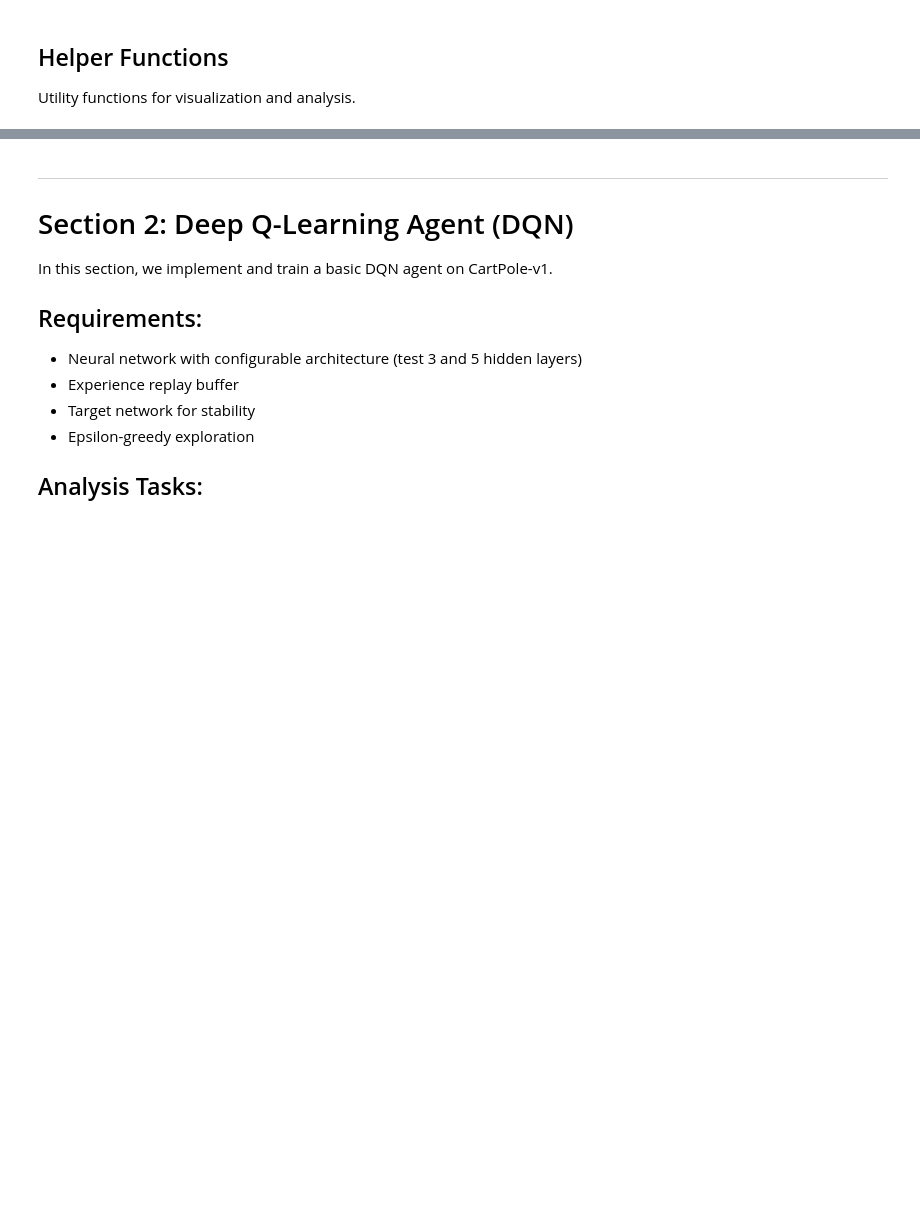
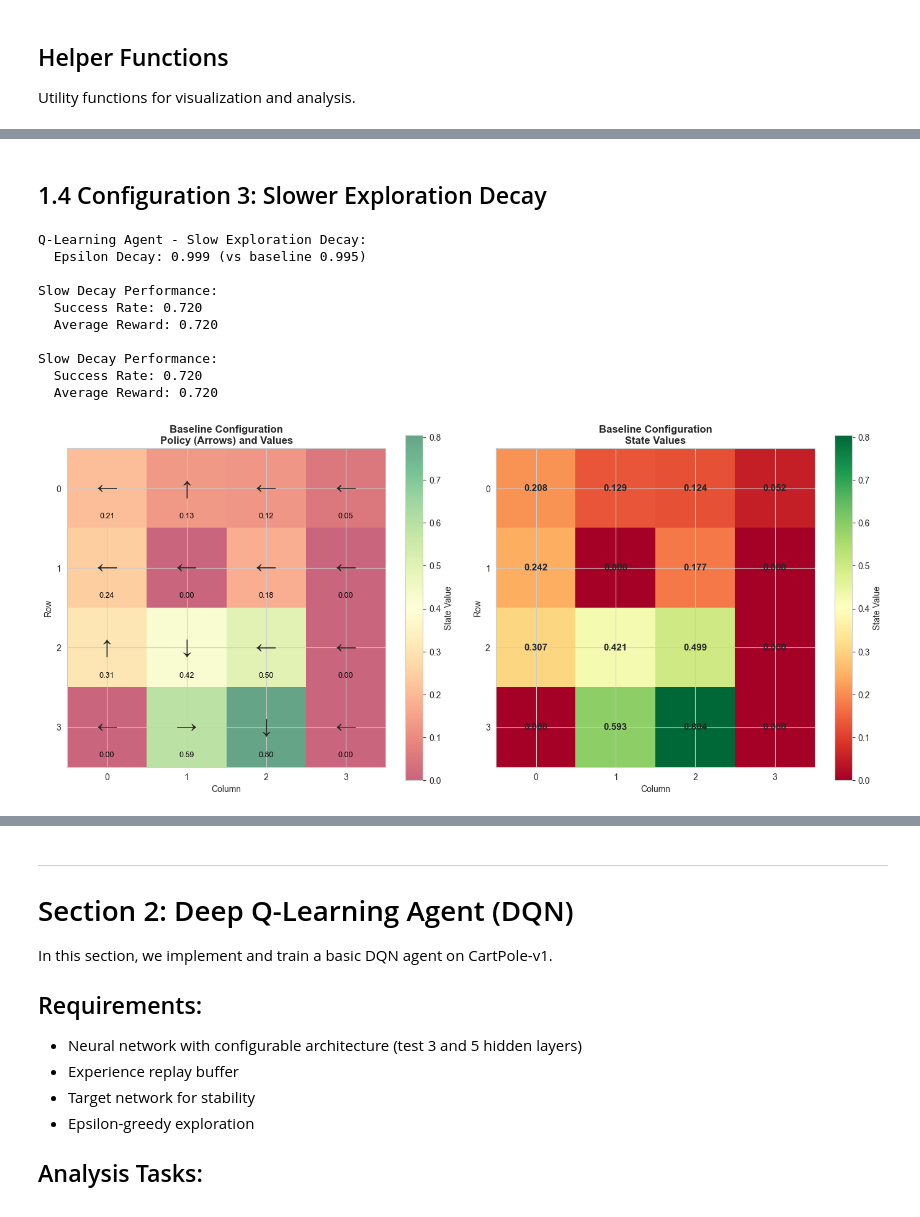
Before and after one commit to shaharoded/DeepQLearning, a Jupyter notebook: train-test-agents.ipynb, the cells around one changed output, grey strips where cells are left out. Drawn from its saved outputs; the diff is of its cells as text; code cells hidden in the pictures; blank space fills up the shorter version.

```diff
--- a/train-test-agents.ipynb
+++ b/train-test-agents.ipynb
@@ -246,0 +763,54 @@ def save_model_and_results(agent, results: Dict[str, Any], agent_name: str, base
+# %% [markdown]
+## 1.4 Configuration 3: Slower Exploration Decay
+# %%
+# Slower epsilon decay configuration
+config_slow_decay = {
+    'alpha': 0.1,
+    'gamma': 0.95,
+    'epsilon_start': 1.0,
+    'epsilon_min': 0.01,
+    'epsilon_decay': 0.999      # Slower decay
+}
+
+agent_ql_slow_decay = QLearningAgent(
+    state_dim=state_dim_frozen,
+    action_dim=action_dim_frozen,
+    config=config_slow_decay
+)
+
+print("Q-Learning Agent - Slow Exploration Decay:")
+print(f"  Epsilon Decay: {config_slow_decay['epsilon_decay']} (vs baseline {config_baseline['epsilon_decay']})")
+
+# Train
+results_slow_decay = agent_ql_slow_decay.train_agent(
+    env=env_frozen,
+    max_episodes=NUM_EPISODES_QL,
+    max_steps=MAX_STEPS_QL,
+    eval_frequency=EVAL_FREQ_QL,
+    verbose=False
+)
+
+# Evaluate
+success_rate_sd, avg_reward_sd, avg_length_sd = evaluate_qlearning_agent(
+    agent_ql_slow_decay, env_frozen, num_episodes=100
+)
+
+print(f"\nSlow Decay Performance:")
+print(f"  Success Rate: {success_rate_sd:.3f}")
+print(f"  Average Reward: {avg_reward_sd:.3f}")
+
+# Extract and visualize policy
+policy, values = extract_policy_from_q_table(agent_ql_slow_decay.q_table)
+visualize_policy_grid(policy, values, "Baseline Configuration")
+# %% [output]
+Q-Learning Agent - Slow Exploration Decay:
+  Epsilon Decay: 0.999 (vs baseline 0.995)
+
+Slow Decay Performance:
+  Success Rate: 0.720
+  Average Reward: 0.720
+
+Slow Decay Performance:
+  Success Rate: 0.720
+  Average Reward: 0.720
+[figure, added]
```
Also changed, not shown: parts of 24 cells of this notebook.
